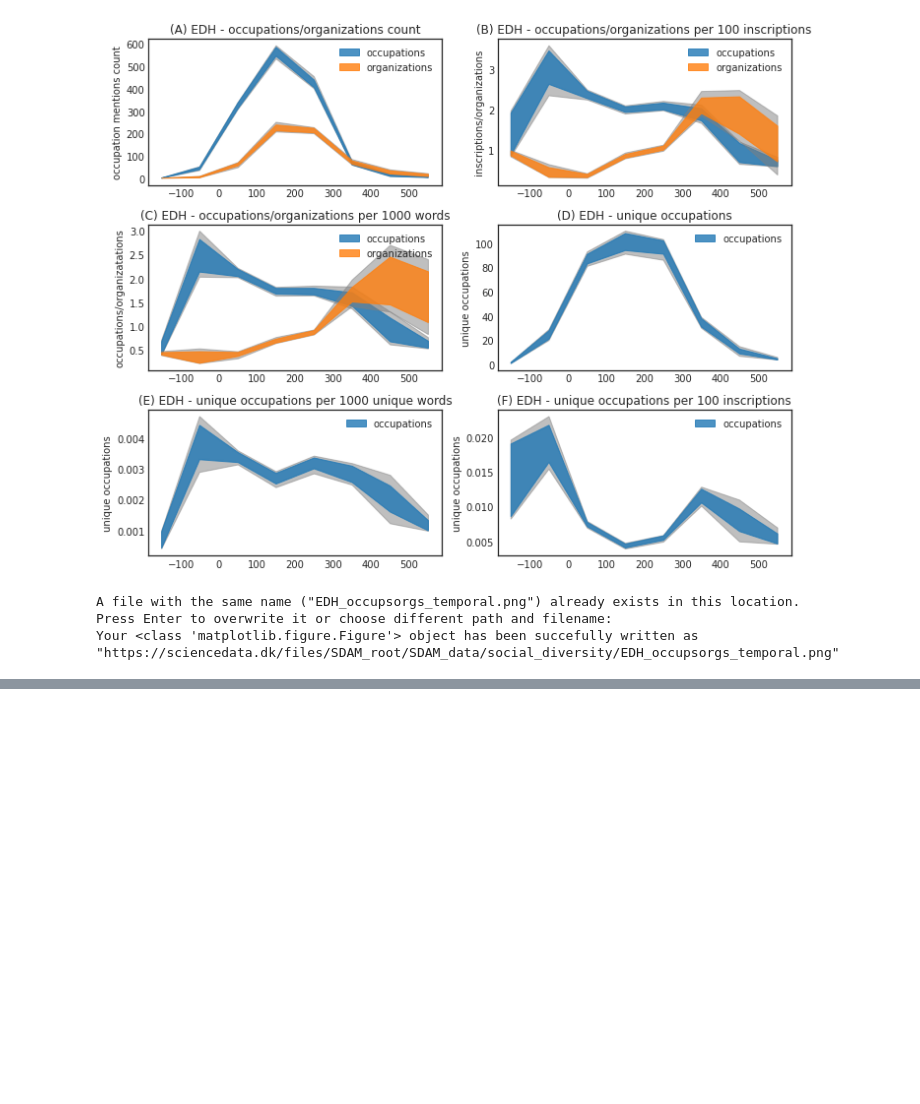
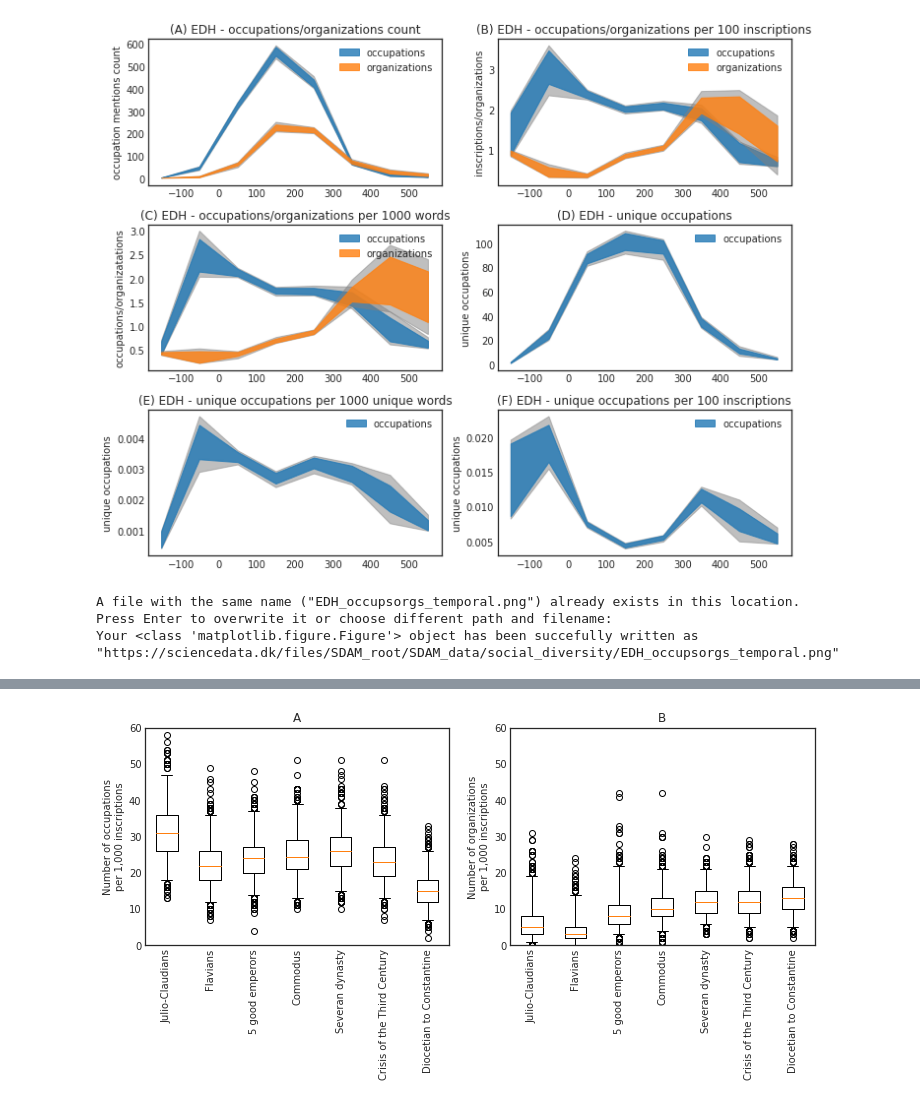
Before and after one commit to sdam-au/LI_ETL, a Jupyter notebook: scripts/1_5_py_WORDS&OCCUPS&ORGS_TEMPORAL.ipynb, the cells around one changed output, grey strips where cells are left out. Drawn from its saved outputs; the diff is of its cells as text; code cells hidden in the pictures; blank space fills up the shorter version.

```diff
--- a/scripts/1_5_py_WORDS&OCCUPS&ORGS_TEMPORAL.ipynb
+++ b/scripts/1_5_py_WORDS&OCCUPS&ORGS_TEMPORAL.ipynb
@@ -758,0 +855,5 @@ Your <class 'matplotlib.figure.Figure'> object has been succefully written as "h
+# %%
+occups_counts = sim_data_by_function(EDH, 1000, timeblocks_periods, occups_count)
+occups_ins_ratio = sim_data_by_function(EDH, 1000, timeblocks_periods, occups_per_1K_ins)
+orgs_counts = sim_data_by_function(EDH, 1000, timeblocks_periods, orgs_count)
+orgs_ins_ratio = sim_data_by_function(EDH, 1000, timeblocks_periods, orgs_per_1K_ins)
@@ -758,0 +870,10 @@ Your <class 'matplotlib.figure.Figure'> object has been succefully written as "h
+# %%
+def simulations_merged(simulation_data):
+    merged_data = []
+    for n in range(len(simulation_data[0])): # choose the first simulation to get the length
+        merged_data.append((simulation_data[0][n][0], [sim[n][1] for sim in simulation_data]))
+    return merged_data
+# %%
+# look at first periood
+occups_ratios_merged = simulations_merged(occups_ins_ratio)
+orgs_ratios_merged = simulations_merged(orgs_ins_ratio)
@@ -758,0 +890,19 @@ Your <class 'matplotlib.figure.Figure'> object has been succefully written as "h
+# %%
+plt.style.use("seaborn-white")
+
+labels=[key for key in periods.keys()]
+
+fig, [ax1, ax2] = plt.subplots(1,2, figsize=[12,4])
+ax1.boxplot([tup[1] for tup in occups_ratios_merged], whis=[2.5, 97.5], labels=labels)
+ax1.set_title("A")
+ax1.set_ylabel("Number of occupations\nper 1,000 inscriptions")
+ax1.set_ylim(0, 60)
+ax1.xaxis.set_tick_params(rotation=90)
+
+ax2.boxplot([tup[1] for tup in orgs_ratios_merged], whis=[2.5, 97.5], labels=labels)
+ax2.set_title("B")
+ax2.set_ylabel("Number of organizations\nper 1,000 inscriptions")
+ax2.set_ylim(0, 60)
+ax2.xaxis.set_tick_params(rotation=90)
+# %% [output]
+[figure, added]
```
Also changed, not shown: parts of 9 cells of this notebook, 1 other file.
